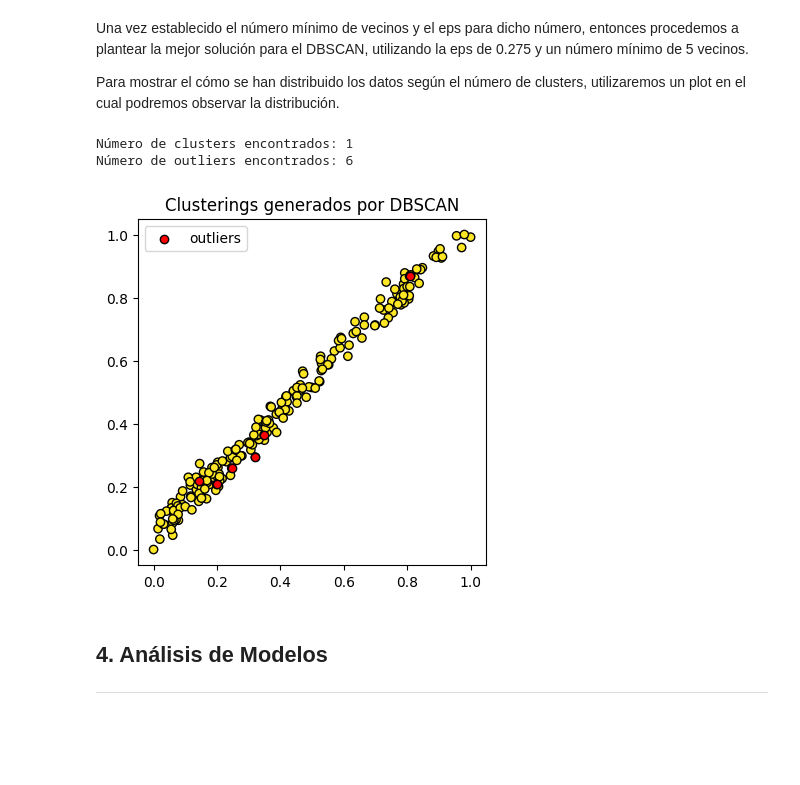
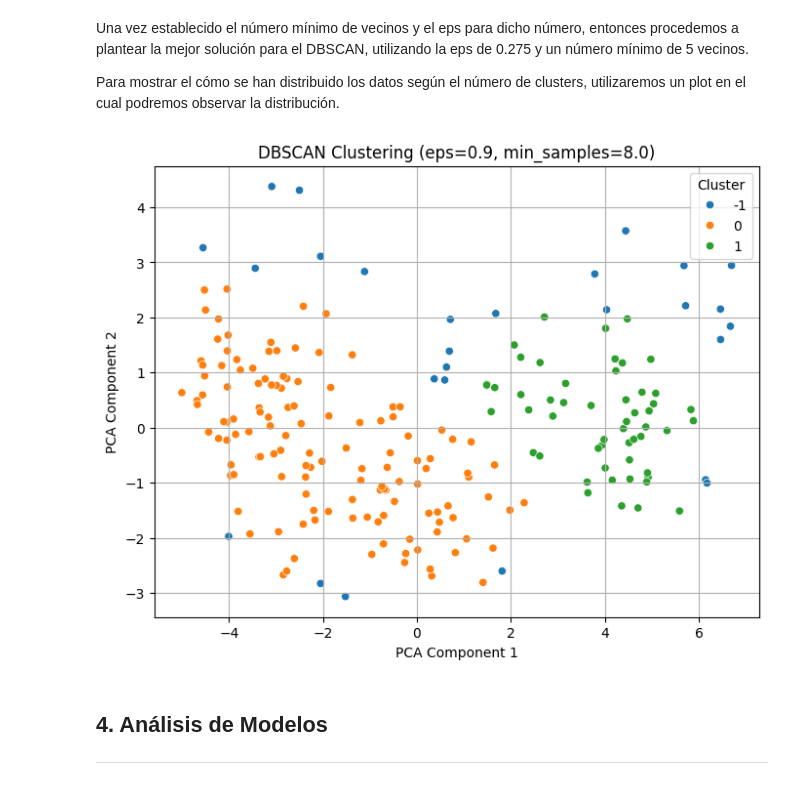
Before and after one commit to 100477706/Proyecto2_Aprendizaje, a Jupyter notebook: Clustering_27.ipynb, the cells around one changed output. Saved outputs shown, nothing was run; the diff lists cells and outputs as text; code cells hidden in the pictures; blank space fills up the shorter version.

Commit message:
DBSCAN mejorado

```diff
--- a/Clustering_27.ipynb
+++ b/Clustering_27.ipynb
@@ -800,55 +904,22 @@ Como pudimos observar en la anterior gráfica anterior, podemos ver que los valo
 Una vez establecido el número mínimo de vecinos y el eps para dicho número, entonces procedemos a plantear la mejor solución para el DBSCAN, utilizando la eps de 0.275 y un número mínimo de 5 vecinos.
 
 Para mostrar el cómo se han distribuido los datos según el número de clusters, utilizaremos un plot en el cual podremos observar la distribución.
-# %%
-# Modelo
-# ==============================================================================
-modelo_dbscan = DBSCAN(
-    eps          = 0.275,
-    min_samples  = 5,
-    metric       = 'euclidean',
-)
-
-modelo_dbscan.fit(X=X_scaled)
-
-# Clasificación
-# ==============================================================================
-labels = modelo_dbscan.labels_
-
-fig, ax = plt.subplots(1, 1, figsize=(4.5, 4.5))
-
-ax.scatter(
-    x = X_scaled[:, 0],
-    y = X_scaled[:, 1],
-    c = labels,
-    marker    = 'o',
-    edgecolor = 'black'
-)
-
-# Los outliers se identifican con el label -1
-ax.scatter(
-    x = X_scaled[labels == -1, 0],
-    y = X_scaled[labels == -1, 1],
-    c = 'red',
-    marker    = 'o',
-    edgecolor = 'black',
-    label = 'outliers'
-)
-
-ax.legend()
-ax.set_title('Clusterings generados por DBSCAN')
-
-# Número de clusters y observaciones "outliers"
-# ==============================================================================
-n_clusters = len(set(labels)) - (1 if -1 in labels else 0)
-n_noise    = list(labels).count(-1)
-
-print(f'Número de clusters encontrados: {n_clusters}')
-print(f'Número de outliers encontrados: {n_noise}')
-# %% [output]
-Número de clusters encontrados: 1
-Número de outliers encontrados: 6
-[figure, removed]
+# %%
+# Ejecutar DBSCAN con mejores parámetros
+best_model = DBSCAN(eps=float(best_eps), min_samples=int(best_min_samples))
+best_labels = best_model.fit_predict(X_2D)
+
+# Plot del clustering
+plt.figure(figsize=(8, 6))
+sns.scatterplot(x=X_2D[:, 0], y=X_2D[:, 1], hue=best_labels, palette='tab10', legend='full')
+plt.title(f'DBSCAN Clustering (eps={best_eps}, min_samples={best_min_samples})')
+plt.xlabel("PCA Component 1")
+plt.ylabel("PCA Component 2")
+plt.legend(title="Cluster")
+plt.grid(True)
+plt.show()
+# %% [output]
+[figure, added]
 # %% [markdown]
 ## **4. Análisis de Modelos**
 
```
Also changed, not shown: parts of 6 cells of this notebook.
